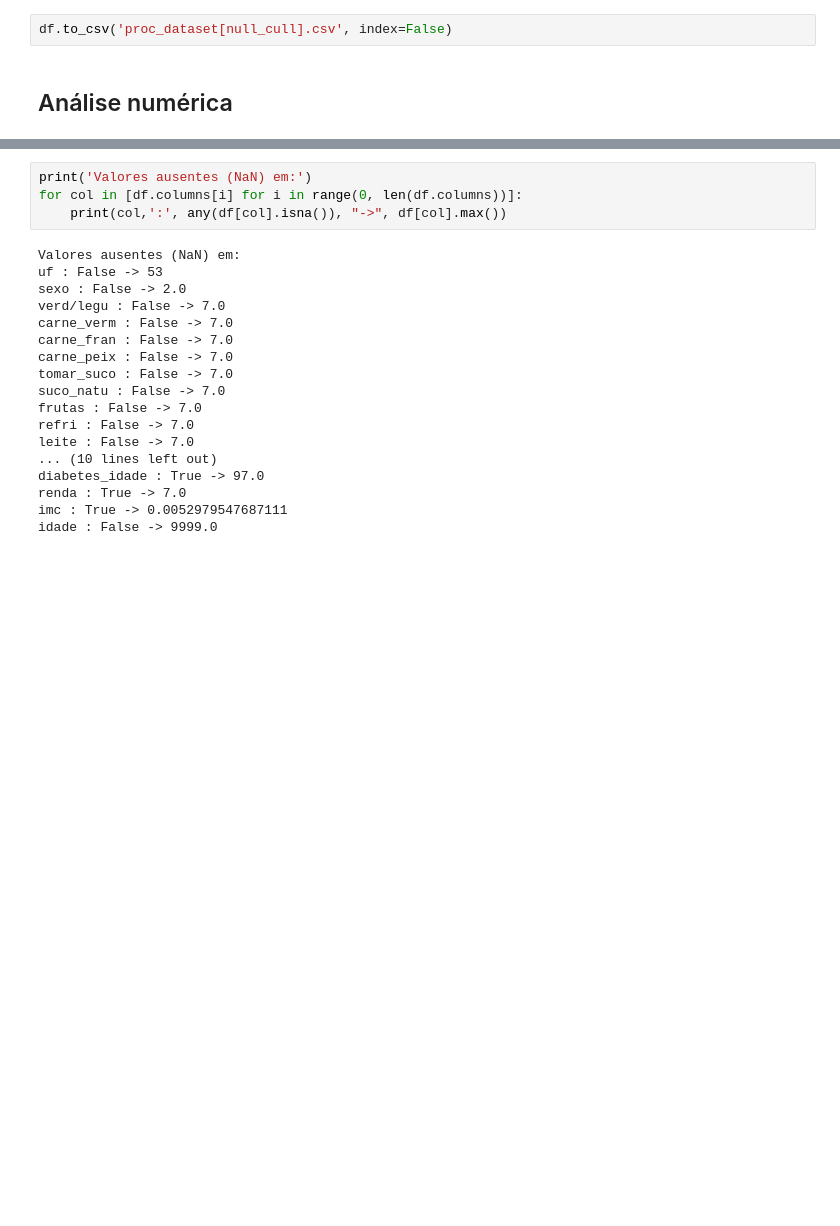
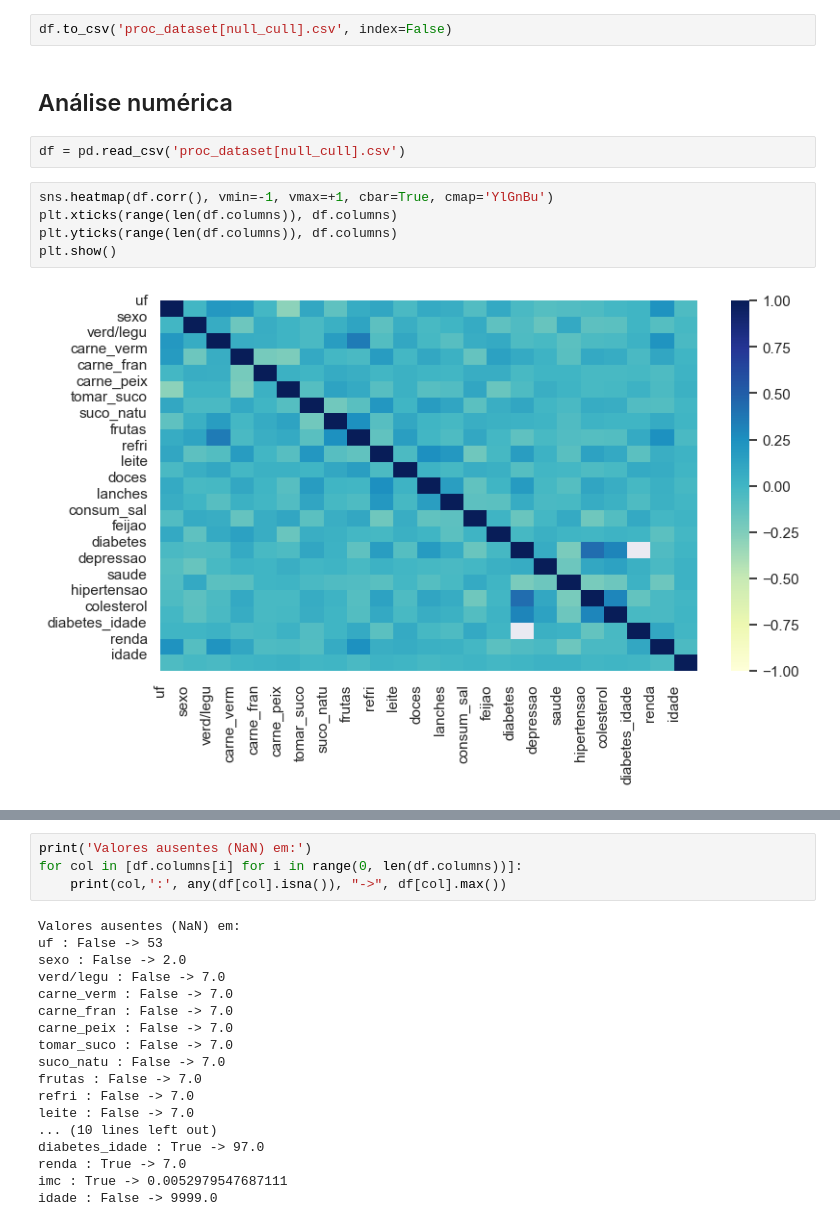
Before and after one commit to ArataKamikaze/DataScience_Class, a Jupyter notebook: data_cleaningv3.ipynb, the cells around one changed output, grey strips where cells are left out. Cells and saved outputs as stored; diff of their text form; blank space fills up the shorter version.

```diff
--- a/data_cleaningv3.ipynb
+++ b/data_cleaningv3.ipynb
@@ -263,6 +267,15 @@ df.drop(['esquizo', 'transt_bipol', 'Transt_toc', 'medic_doenc','suco_tipo', 'le
 df.to_csv('proc_dataset[null_cull].csv', index=False)
 # %% [markdown]
 ## Análise numérica
+# %%
+df = pd.read_csv('proc_dataset[null_cull].csv')
+# %%
+sns.heatmap(df.corr(), vmin=-1, vmax=+1, cbar=True, cmap='YlGnBu')
+plt.xticks(range(len(df.columns)), df.columns)
+plt.yticks(range(len(df.columns)), df.columns)
+plt.show()
+# %% [output]
+[figure, added]
 # %%
 # Variabilidade de cada variável
 
```
Also changed, not shown: parts of 13 cells of this notebook, 5 other files.
